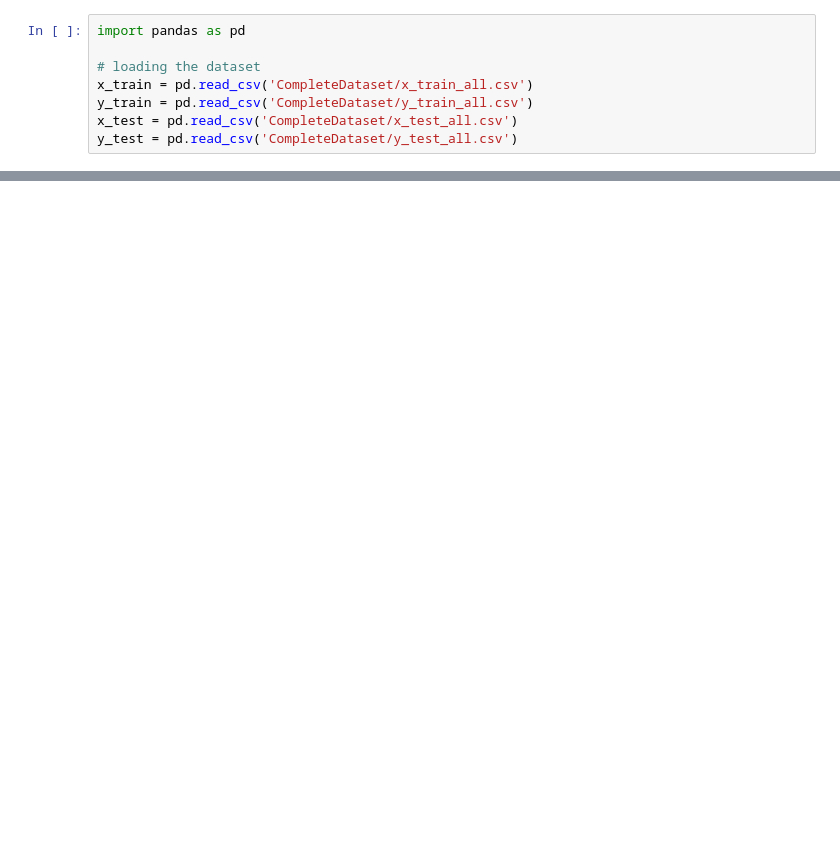
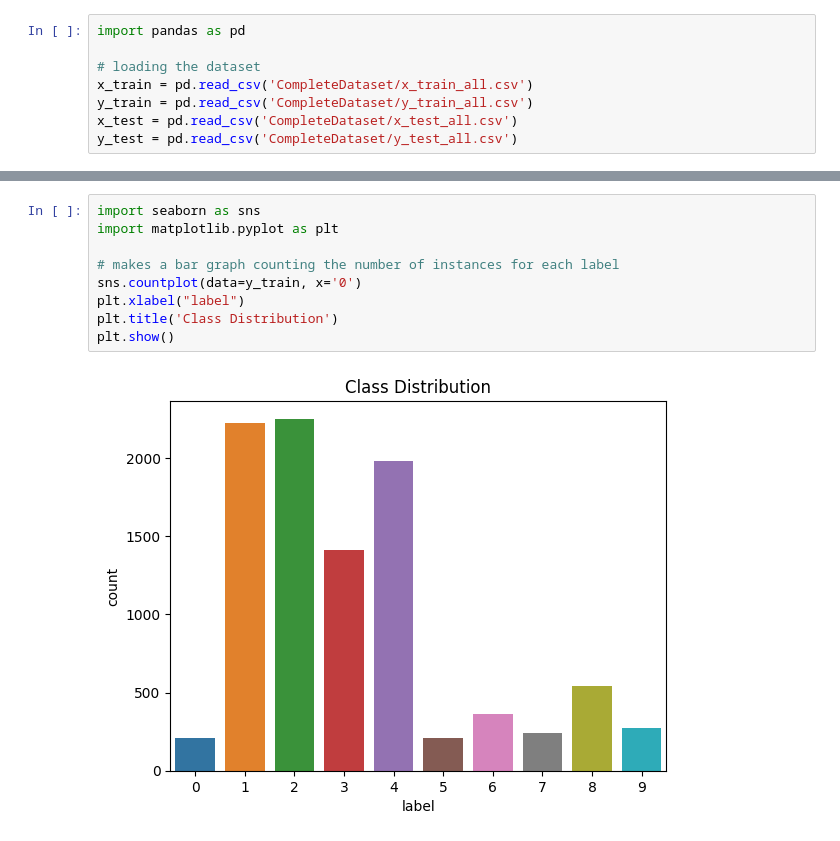
Before and after one commit to Suhail270/DMML_Part4, a Jupyter notebook: part_4_v2.ipynb, the cells around one changed output, grey strips where cells are left out. Saved outputs shown, nothing was run; the diff lists cells and outputs as text; blank space fills up the shorter version.

Commit message:
Finished part 1 (excl. strange learning curve).

```diff
--- a/part_4_v2.ipynb
+++ b/part_4_v2.ipynb
@@ -154 +276,12 @@ def get_cross_val_metrics(clf, x_train, y_train):
+# %%
+import seaborn as sns
+import matplotlib.pyplot as plt
+
+# makes a bar graph counting the number of instances for each label
+sns.countplot(data=y_train, x='0')
+plt.xlabel("label")
+plt.title('Class Distribution')
+plt.show()
+# %% [output]
+[figure, added]
 # %%
```
Also changed, not shown: parts of 25 cells of this notebook, 1 other file.
